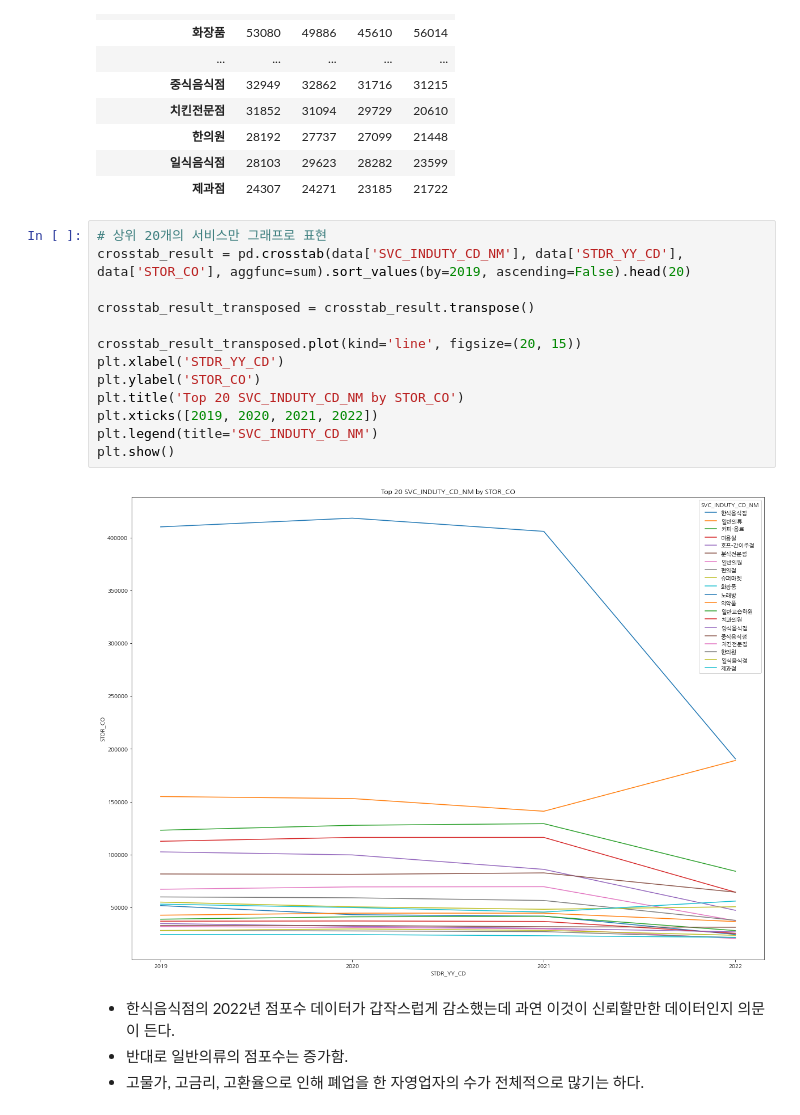
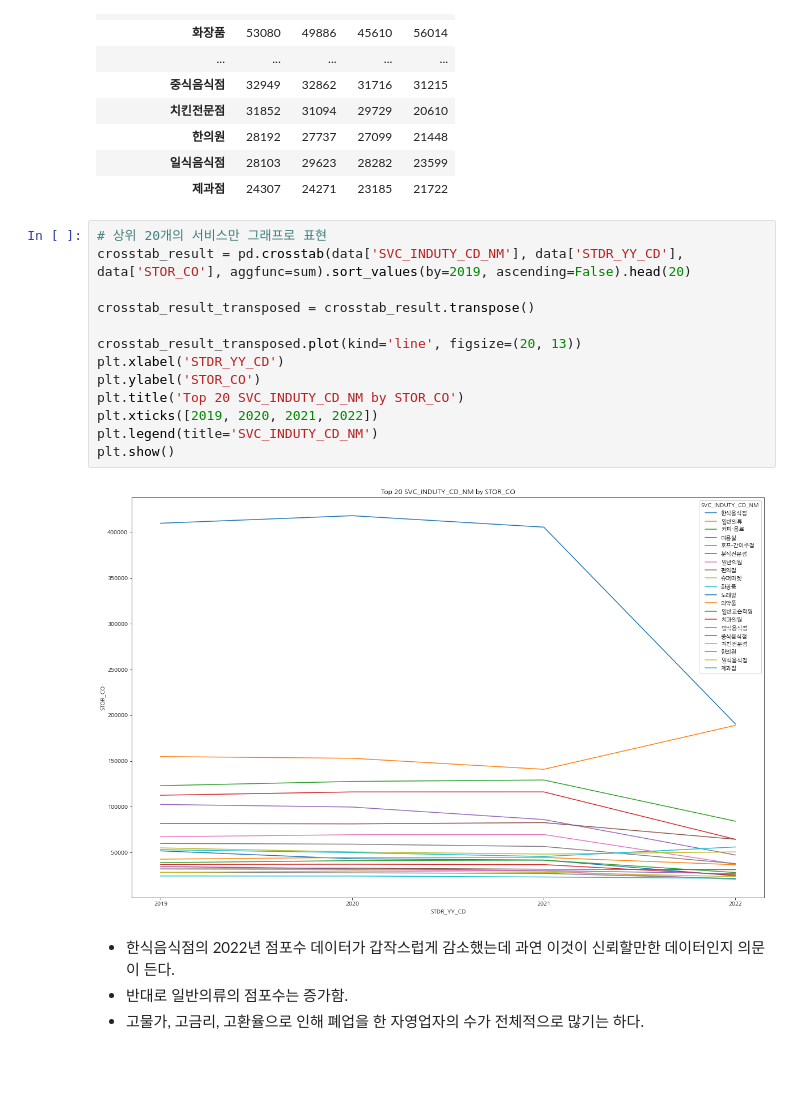
Before and after one commit to jisooyoon22/cw_data, a Jupyter notebook: 윤지수/상권분석_수정.ipynb, the cells around one changed output. Cells and saved outputs as stored; diff of their text form; blank space fills up the shorter version.

```diff
--- a/윤지수/상권분석_수정.ipynb
+++ b/윤지수/상권분석_수정.ipynb
@@ -660,18 +763,18 @@ pd.crosstab(data['SVC_INDUTY_CD_NM'], data['STDR_YY_CD'], data['STOR_CO'],aggfun
 # %%
 # 상위 20개의 서비스만 그래프로 표현
 crosstab_result = pd.crosstab(data['SVC_INDUTY_CD_NM'], data['STDR_YY_CD'], data['STOR_CO'], aggfunc=sum).sort_values(by=2019, ascending=False).head(20)
 
 crosstab_result_transposed = crosstab_result.transpose()
 
-crosstab_result_transposed.plot(kind='line', figsize=(20, 15))
+crosstab_result_transposed.plot(kind='line', figsize=(20, 13))
 plt.xlabel('STDR_YY_CD')
 plt.ylabel('STOR_CO')
 plt.title('Top 20 SVC_INDUTY_CD_NM by STOR_CO')
 plt.xticks([2019, 2020, 2021, 2022])
 plt.legend(title='SVC_INDUTY_CD_NM')
 plt.show()
 # %% [output]
-[figure, old version]
+[figure, new version]
 # %% [markdown]
 - 한식음식점의 2022년 점포수 데이터가 갑작스럽게 감소했는데 과연 이것이 신뢰할만한 데이터인지 의문이 든다.
 - 반대로 일반의류의 점포수는 증가함.
```
Also changed, not shown: parts of 67 cells of this notebook, 1 other file.
